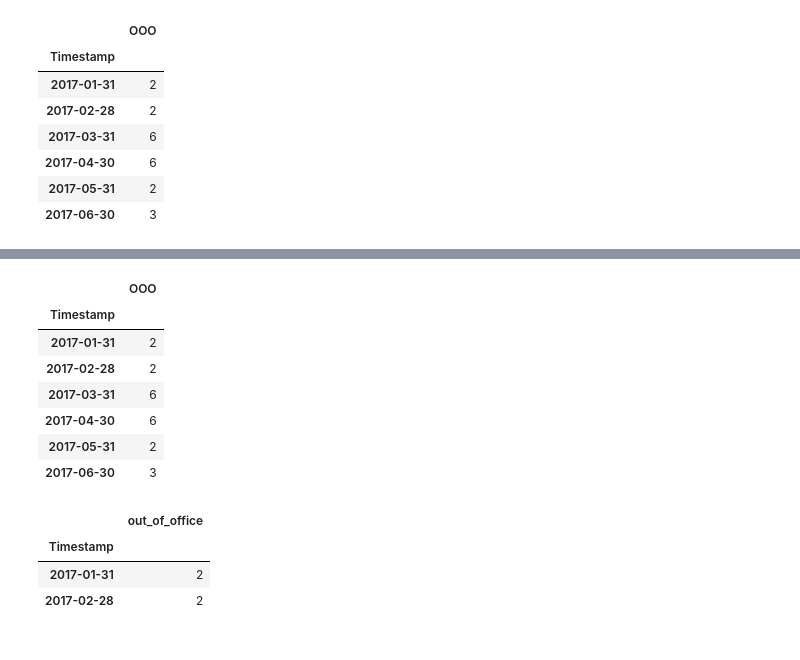
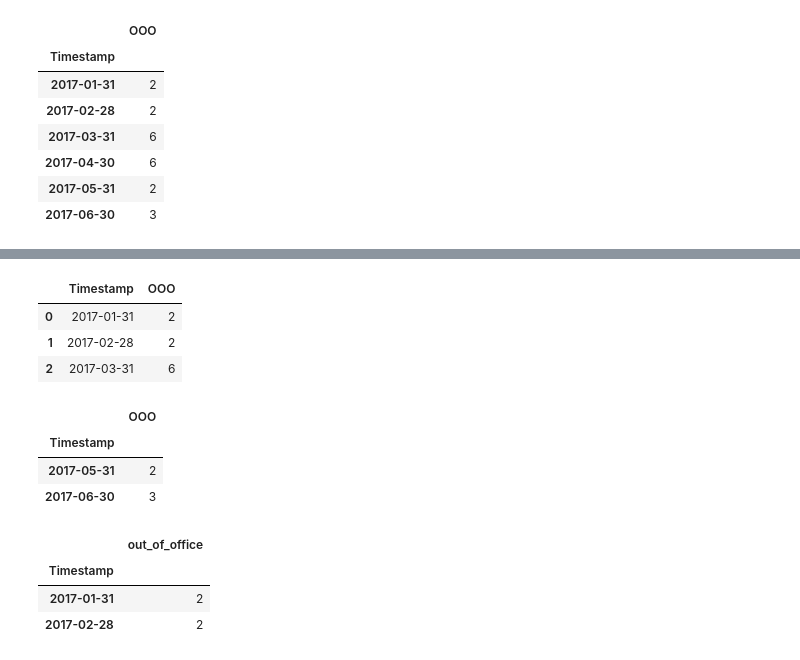
Before and after one commit to maptv/Data-Wrangling-with-Python, a Jupyter notebook: IntermediateDataWrangling/DataWranglingWithPandas/DataWranglingWithPandas-code.ipynb, the cells around one changed output, grey strips where cells are left out. Saved outputs shown, nothing was run; the diff lists cells and outputs as text; code cells hidden in the pictures.

```diff
--- a/IntermediateDataWrangling/DataWranglingWithPandas/DataWranglingWithPandas-code.ipynb
+++ b/IntermediateDataWrangling/DataWranglingWithPandas/DataWranglingWithPandas-code.ipynb
@@ -343,0 +942,2 @@ average_ooo[average_ooo.index >= "2017-01-31"]
+# %%
+average_ooo["000"] = 0
@@ -344,12 +955,15 @@ average_ooo[average_ooo.index >= "2017-01-31"]
+# %%
+average_ooo.reset_index().iloc[:3]
+# %% [output]
+|  | Timestamp | OOO |
+| 0 | 2017-01-31 | 2 |
+| 1 | 2017-02-28 | 2 |
+| 2 | 2017-03-31 | 6 |
 # %%
-average_ooo["2017-01-31":]
+average_ooo.loc["2017-05-31":, :"OOO"]
 # %% [output]
 |  | OOO |
 | Timestamp |  |
-| 2017-01-31 | 2 |
-| 2017-02-28 | 2 |
-| 2017-03-31 | 6 |
-| 2017-04-30 | 6 |
 | 2017-05-31 | 2 |
 | 2017-06-30 | 3 |
 # %%
```
Also changed, not shown: parts of 149 cells of this notebook, 1 other file.
